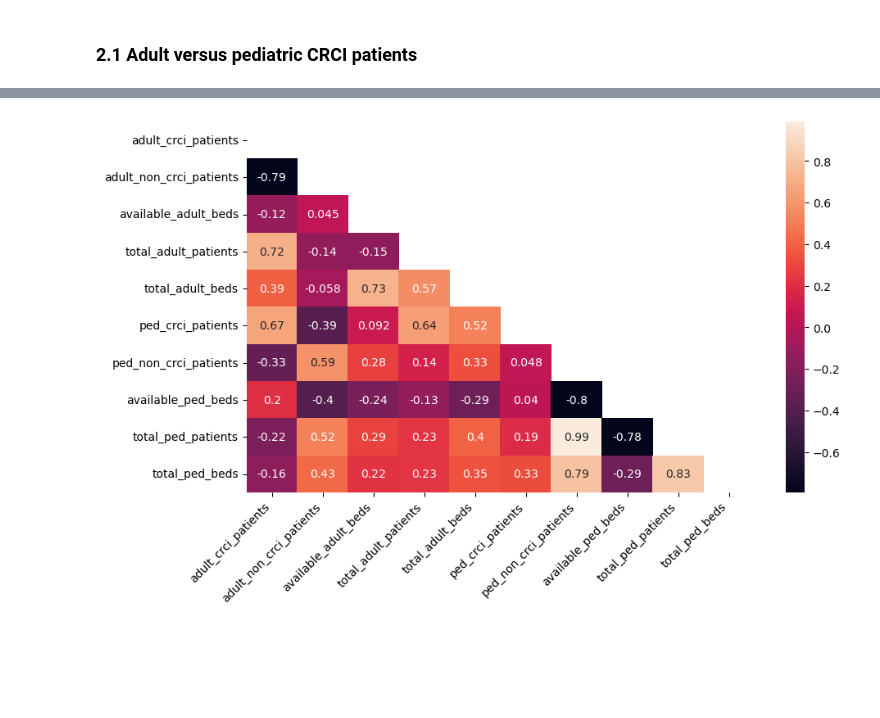
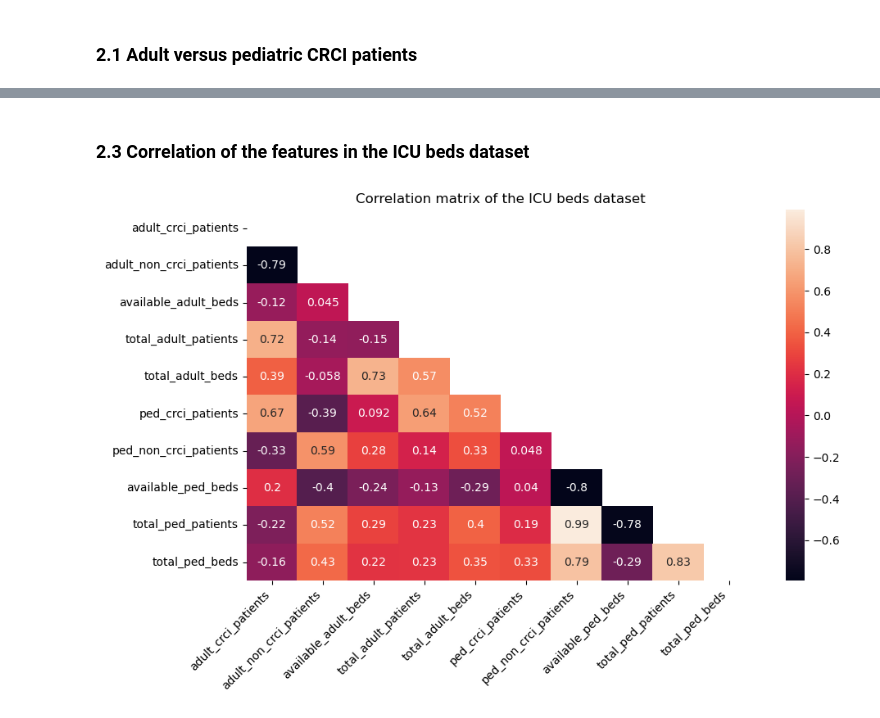
Before and after one commit to skullfort/covid-19-icu, a Jupyter notebook: analysis/icu_beds_analysis.ipynb, the cells around one changed output, grey strips where cells are left out. Saved outputs shown, nothing was run; the diff lists cells and outputs as text; code cells hidden in the pictures; blank space fills up the shorter version.

```diff
--- a/analysis/icu_beds_analysis.ipynb
+++ b/analysis/icu_beds_analysis.ipynb
@@ -19,3 +19,9 @@ df_icu_beds = pd.read_csv('icu_beds.csv', index_col = 'date')
+# %%
+# Import the csv file using `date` as index.
+df_icu_beds = pd.read_csv('../data/icu_beds.csv', index_col = 'date')
+
+# Set global figure dpi.
+plt.rcParams["figure.dpi"] = 100
 # %% [markdown]
 ### 1.2 Data Inspection
 The earliest record is dated May 1, 2020 and the latest Feb 2, 2023. There is no missing daily entry since the dataset spans 1008 days and there are 1008 records. There is no missing data in any column of the DataFrame. The following features are included:
@@ -145,12 +142,15 @@ ax.grid(which='both', alpha=0.5)
+# %% [markdown]
+### 2.3 Correlation of the features in the ICU beds dataset
 # %%
-# Quick heat map check
-
 corr_matrix = df_icu_beds.corr()
 mask = np.zeros_like(corr_matrix)
 mask[np.triu_indices_from(mask)] = True
 
 fig, ax = plt.subplots(figsize=(10, 6))
 sns.heatmap(df_icu_beds.corr(), ax=ax, mask=mask, annot=True)
-ax.set_xticklabels(labels=corr_matrix.columns, rotation=45, ha='right');
+ax.set_title('Correlation matrix of the ICU beds dataset')
+ax.set_xticklabels(labels=corr_matrix.columns, rotation=45, ha='right')
+
+fig.savefig('../output/correlation_matrix.png', bbox_inches='tight')
 # %% [output]
-[figure, old version]
+[figure, new version]
```
Also changed, not shown: parts of 25 cells of this notebook, 10 other files.
